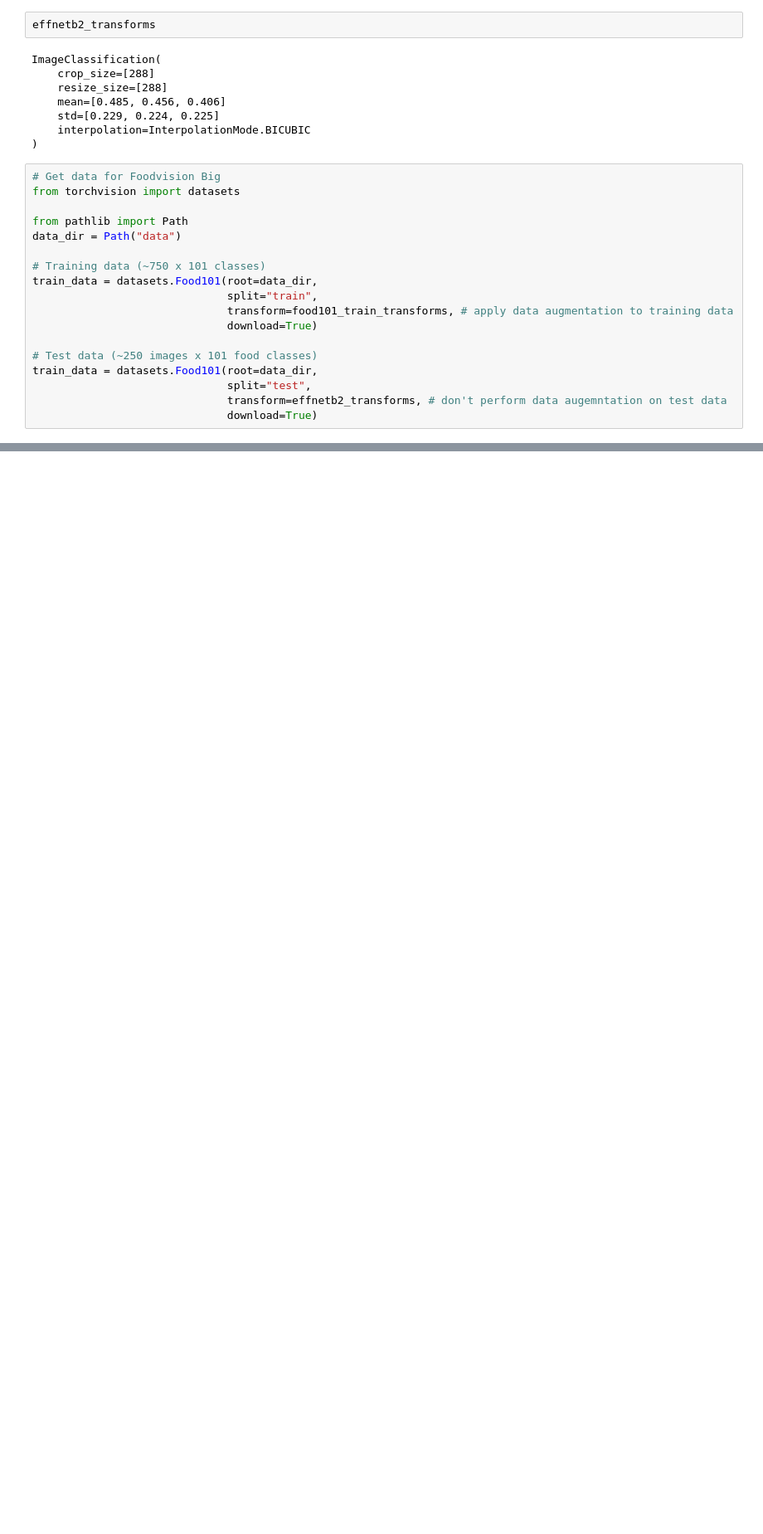
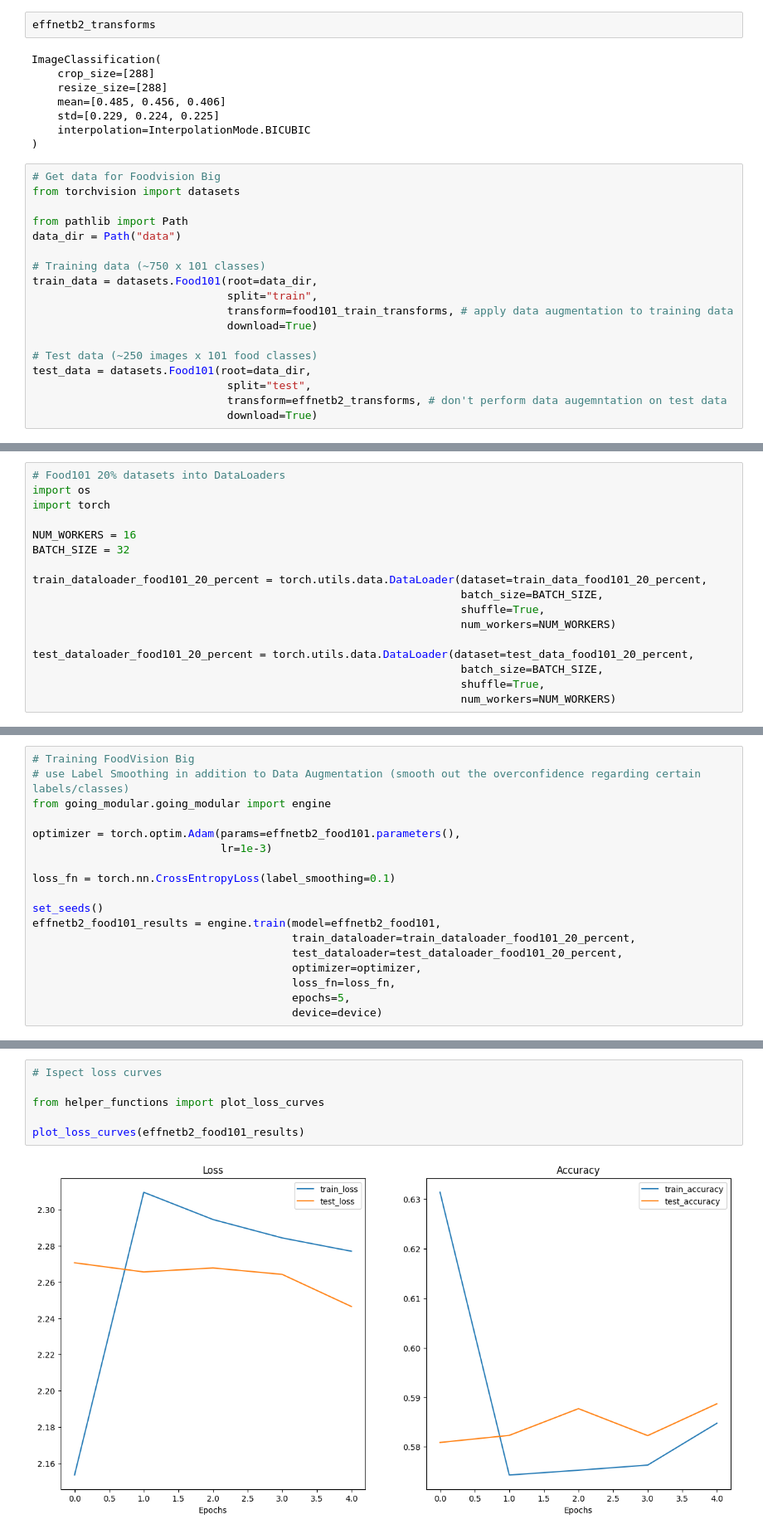
Before and after one commit to bellmake/model_deployment, a Jupyter notebook: model_deployment.ipynb, the cells around one changed output, grey strips where cells are left out. Shown at 83% size. Cells and saved outputs as stored; diff of their text form; blank space fills up the shorter version.

Commit message:
foodvision big model train&test

```diff
--- a/model_deployment.ipynb
+++ b/model_deployment.ipynb
@@ -1237,7 +1237,7 @@ train_data = datasets.Food101(root=data_dir,
                               download=True)
 
 # Test data (~250 images x 101 food classes)
-train_data = datasets.Food101(root=data_dir,
+test_data = datasets.Food101(root=data_dir,
                               split="test",
                               transform=effnetb2_transforms, # don't perform data augemntation on test data
                               download=True)
@@ -1243,0 +1308,17 @@ train_data = datasets.Food101(root=data_dir,
+# %%
+# Food101 20% datasets into DataLoaders
+import os
+import torch
+
+NUM_WORKERS = 16
+BATCH_SIZE = 32
+
+train_dataloader_food101_20_percent = torch.utils.data.DataLoader(dataset=train_data_food101_20_percent,
+                                                                  batch_size=BATCH_SIZE,
+                                                                  shuffle=True,
+                                                                  num_workers=NUM_WORKERS)
+
+test_dataloader_food101_20_percent = torch.utils.data.DataLoader(dataset=test_data_food101_20_percent,
+                                                                  batch_size=BATCH_SIZE,
+                                                                  shuffle=True,
+                                                                  num_workers=NUM_WORKERS)
@@ -1243,0 +1333,18 @@ train_data = datasets.Food101(root=data_dir,
+# %%
+# Training FoodVision Big
+# use Label Smoothing in addition to Data Augmentation (smooth out the overconfidence regarding certain labels/classes)
+from going_modular.going_modular import engine
+
+optimizer = torch.optim.Adam(params=effnetb2_food101.parameters(),
+                             lr=1e-3)
+
+loss_fn = torch.nn.CrossEntropyLoss(label_smoothing=0.1)
+
+set_seeds()
+effnetb2_food101_results = engine.train(model=effnetb2_food101,
+                                        train_dataloader=train_dataloader_food101_20_percent,
+                                        test_dataloader=test_dataloader_food101_20_percent,
+                                        optimizer=optimizer,
+                                        loss_fn=loss_fn,
+                                        epochs=5,
+                                        device=device)
@@ -1243,0 +1357,8 @@ train_data = datasets.Food101(root=data_dir,
+# %%
+# Ispect loss curves
+
+from helper_functions import plot_loss_curves
+
+plot_loss_curves(effnetb2_food101_results)
+# %% [output]
+[figure, added]
```
Also changed, not shown: parts of 28 cells of this notebook.
